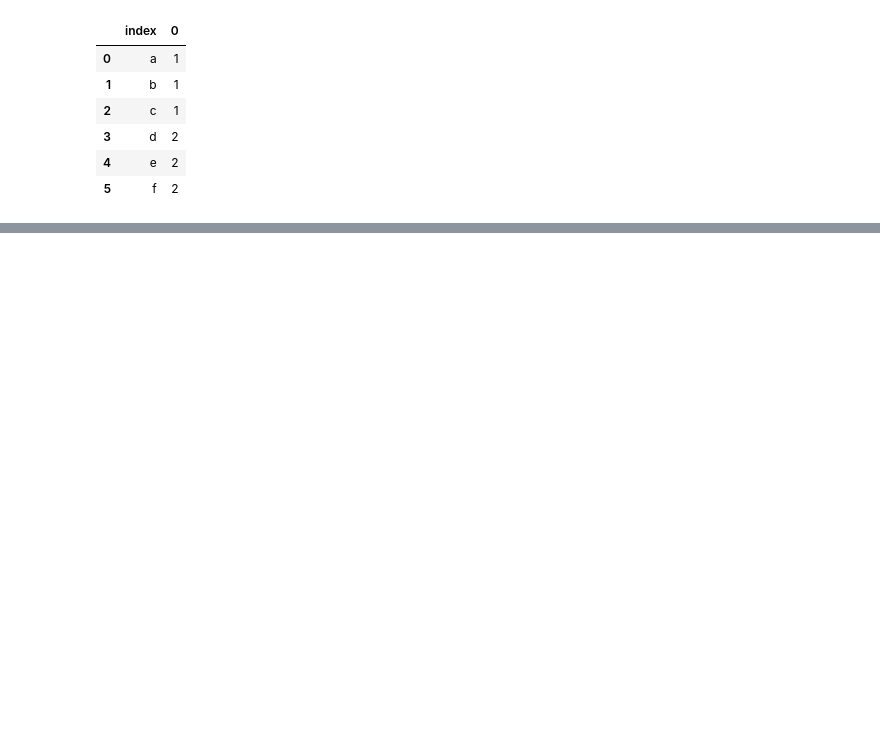
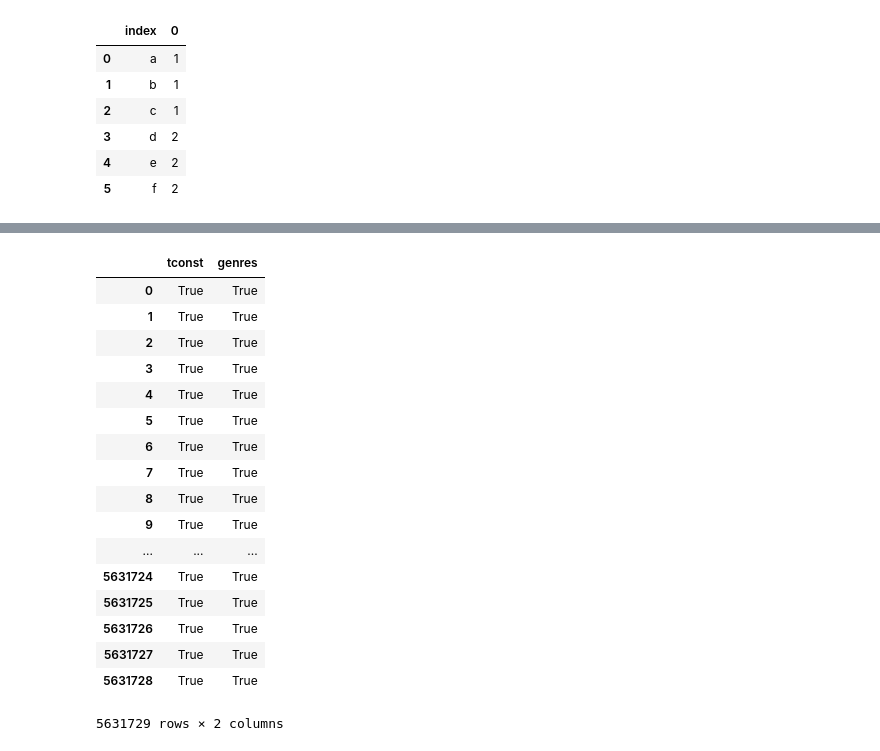
Before and after one commit to ketankokane94/CSCI_620_Data_Management_Project, a Jupyter notebook: dataAnalysisNotebook.ipynb, the cells around one changed output, grey strips where cells are left out. Saved outputs shown, nothing was run; the diff lists cells and outputs as text; code cells hidden in the pictures; blank space fills up the shorter version.

```diff
--- a/dataAnalysisNotebook.ipynb
+++ b/dataAnalysisNotebook.ipynb
@@ -540,3 +534,10 @@ pd.concat([pd.Series(row['var2'], row['var1'].split(','))
 | 3 | d | 2 |
 | 4 | e | 2 |
 | 5 | f | 2 |
+# %%
+temp = data[['tconst','genres']]
+temp.dropna(inplace=True)
+frame = pd.DataFrame(temp.genres.str.split(',').tolist(), index=temp.tconst).stack()
+frame = frame.reset_index()[['tconst',0]]
+frame.columns = ['tconst','genres']
+frame.to_csv('title_genres.tsv', sep='\t')
@@ -542,0 +577,21 @@ pd.concat([pd.Series(row['var2'], row['var1'].split(','))
+# %%
+temp.applymap(lambda x: isinstance(x, (str, float)))
+# %% [output]
+|  | tconst | genres |
+| 0 | True | True |
+| 1 | True | True |
+| 2 | True | True |
+| 3 | True | True |
+| 4 | True | True |
+| 5 | True | True |
+| 6 | True | True |
+| 7 | True | True |
+| 8 | True | True |
+| 9 | True | True |
+| ... | ... | ... |
+| 5631724 | True | True |
+| 5631725 | True | True |
+| 5631726 | True | True |
+| 5631727 | True | True |
+| 5631728 | True | True |
+5631729 rows × 2 columns
```
Also changed, not shown: parts of 10 cells of this notebook, 1 other file.
